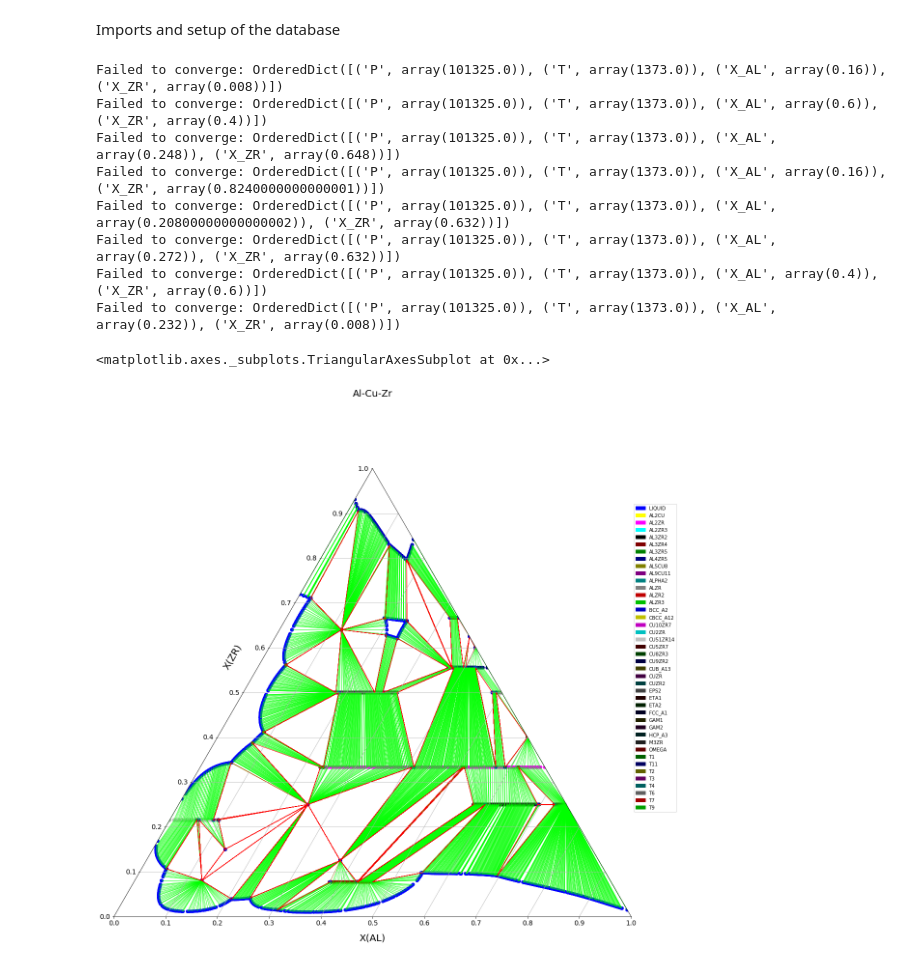
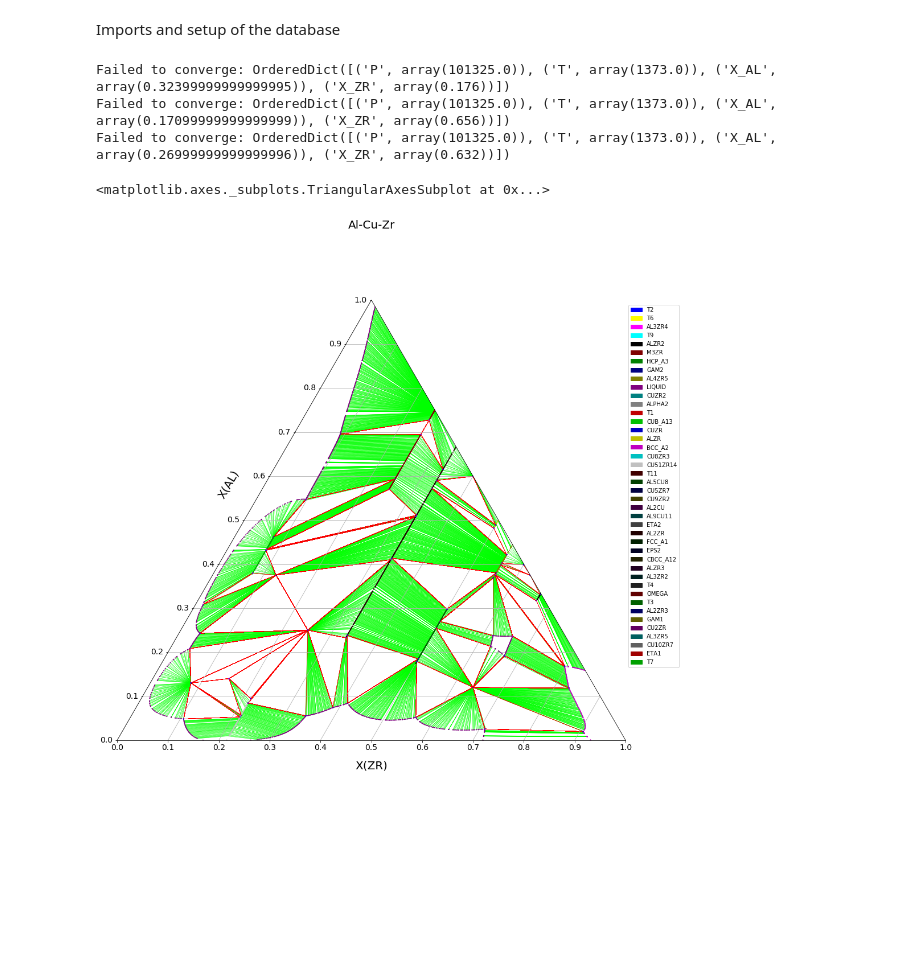
Before and after one commit to bocklund/notebooks, a Jupyter notebook: pycalphad-triangular.ipynb, the cells around one changed output. Saved outputs shown, nothing was run; the diff lists cells and outputs as text; code cells hidden in the pictures; blank space fills up the shorter version.

Commit message:
Update pycalphad-triangular with pycalphad ternplot

```diff
--- a/pycalphad-triangular.ipynb
+++ b/pycalphad-triangular.ipynb
@@ -5,31 +5,23 @@ Make ternary isotherms with pycalphad.
 
 The following database can be found at https://doi.org/10.1016/j.jnoncrysol.2016.09.031. It is not linked in this repo because the file is behind a paywall. Nevertheless, changing the database and component names should give you the same plot in any case.
 # %%
-database_file = '/home/bocklund/BMG/databases/Al-Cu-Zr_Zhou.TDB'
+database_file = '/Users/brandon/Box Sync/databases/literature/Al-Cu-Zr_Zhou.tdb'
 # %% [markdown]
 Imports and setup of the database
 # %%
 %matplotlib inline
-import matplotlib.pyplot as plt
+from matplotlib import pyplot as plt
 from pycalphad import Database, ternplot, variables as v
-
 dbf = Database(database_file)
+phases = list(dbf.phases.keys())
+comps = ['AL','CU','ZR','VA']
+conditions = {v.X('ZR'): (0,1,0.008), v.X('AL'): (0,1,0.009), v.P: 101325, v.T: 1373}
-# %%
-%timeit
-fig = plt.figure(figsize=(24,24))
-phases = list(dbf.phases.keys())
-comps = ['AL', 'CU', 'ZR', 'VA']
-conditions = {v.X('AL'): (0,1,0.008), v.X('ZR'): (0,1,0.008), v.P: 101325, v.T: 1373}
-
-ternplot(dbf, comps, phases, conditions, eq_kwargs={'calc_opts':{'pdens': 2000}})
-# %% [output]
-Failed to converge: OrderedDict([('P', array(101325.0)), ('T', array(1373.0)), ('X_AL', array(0.16)), ('X_ZR', array(0.008))])
-Failed to converge: OrderedDict([('P', array(101325.0)), ('T', array(1373.0)), ('X_AL', array(0.6)), ('X_ZR', array(0.4))])
-Failed to converge: OrderedDict([('P', array(101325.0)), ('T', array(1373.0)), ('X_AL', array(0.248)), ('X_ZR', array(0.648))])
-Failed to converge: OrderedDict([('P', array(101325.0)), ('T', array(1373.0)), ('X_AL', array(0.16)), ('X_ZR', array(0.8240000000000001))])
-Failed to converge: OrderedDict([('P', array(101325.0)), ('T', array(1373.0)), ('X_AL', array(0.20800000000000002)), ('X_ZR', array(0.632))])
-Failed to converge: OrderedDict([('P', array(101325.0)), ('T', array(1373.0)), ('X_AL', array(0.272)), ('X_ZR', array(0.632))])
-Failed to converge: OrderedDict([('P', array(101325.0)), ('T', array(1373.0)), ('X_AL', array(0.4)), ('X_ZR', array(0.6))])
-Failed to converge: OrderedDict([('P', array(101325.0)), ('T', array(1373.0)), ('X_AL', array(0.232)), ('X_ZR', array(0.008))])
-<matplotlib.axes._subplots.TriangularAxesSubplot at 0x...>
-[figure, removed]
+# %%
+fig = plt.figure(figsize=(20,20))
+ternplot(dbf, comps, phases, conditions, x=v.X('ZR'), y=v.X('AL'), eq_kwargs={'calc_opts': {'pdens': 2000}})
+# %% [output]
+Failed to converge: OrderedDict([('P', array(101325.0)), ('T', array(1373.0)), ('X_AL', array(0.32399999999999995)), ('X_ZR', array(0.176))])
+Failed to converge: OrderedDict([('P', array(101325.0)), ('T', array(1373.0)), ('X_AL', array(0.17099999999999999)), ('X_ZR', array(0.656))])
+Failed to converge: OrderedDict([('P', array(101325.0)), ('T', array(1373.0)), ('X_AL', array(0.26999999999999996)), ('X_ZR', array(0.632))])
+<matplotlib.axes._subplots.TriangularAxesSubplot at 0x...>
+[figure, added]
```
